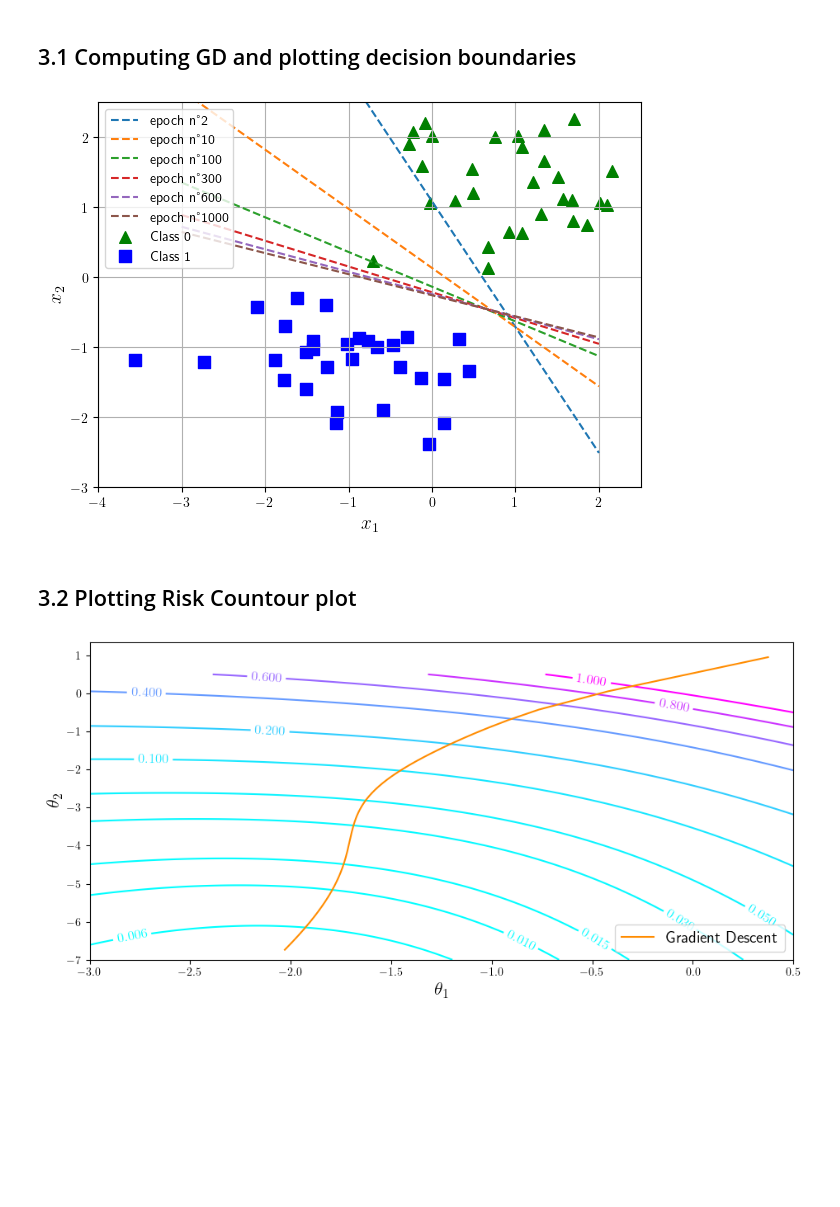
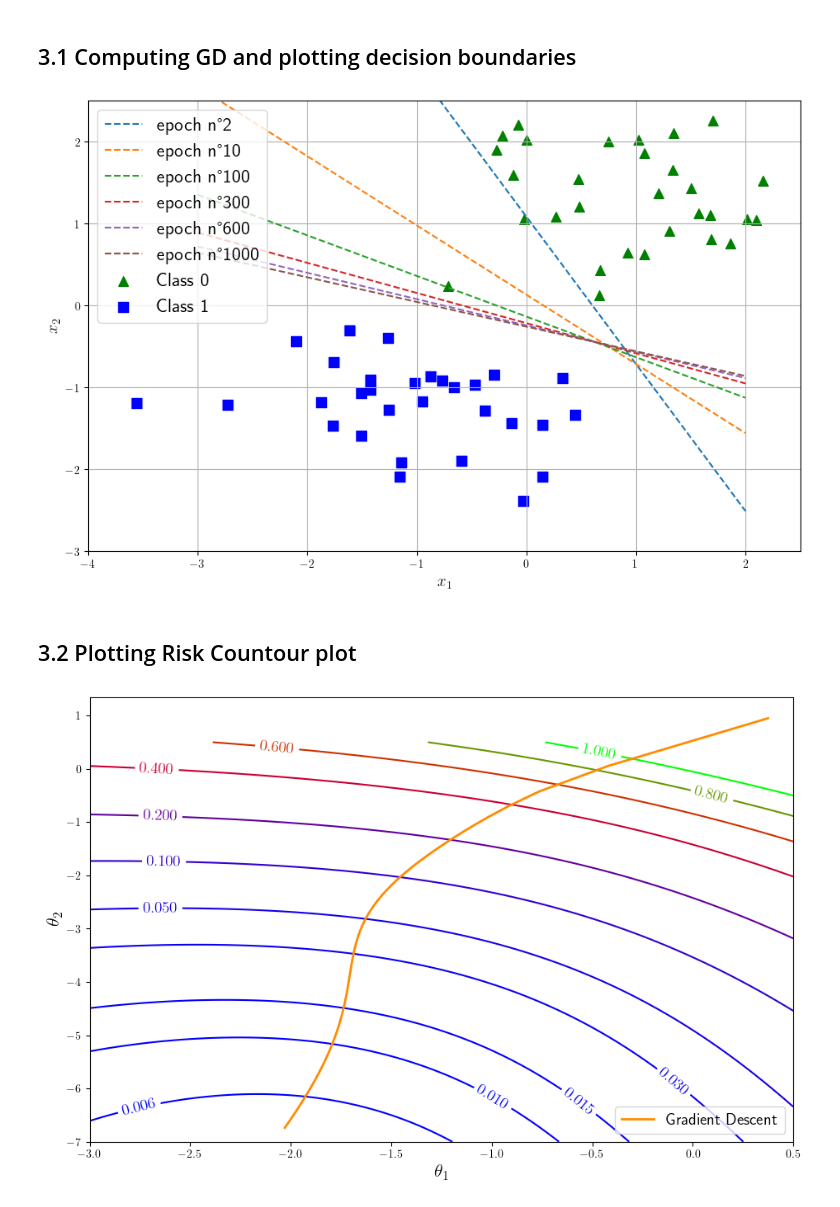
Before and after one commit to dailoht/Epitech_Zoidberg2.0, a Jupyter notebook: notebooks/visualization/logistic_regression.ipynb, the cells around one changed output. Cells and saved outputs as stored; diff of their text form; code cells hidden in the pictures; blank space fills up the shorter version.

```diff
--- a/notebooks/visualization/logistic_regression.ipynb
+++ b/notebooks/visualization/logistic_regression.ipynb
@@ -59,7 +59,7 @@ def plot_dataset(save_fig=False):
     plt.grid()
     plt.xlim([-4,2.5])
     plt.ylim([-3,2.5])
-    plt.legend(loc='upper left')
+    plt.legend(loc='upper left',fontsize=16)
     if save_fig:
         plt.savefig(zoidbergInfo.resource_dir / 'binaryclassdata.png')
 
@@ -104,15 +104,16 @@ theta_record = gradient_descent(X_bias,y)
 # %%
 x = np.linspace(-3,2,200)
 
 def line(theta,x):
     return -theta[0]/theta[1]*x + -theta[2]/theta[1]
 
+plt.figure(figsize=(11,7))
 for epoch in [2,10,100,300,600,1000]:
     plt.plot(x,line(theta_record[epoch,:],x),'--',label=f'epoch n°{epoch}')
 plot_dataset()
 plt.savefig(zoidbergInfo.resource_dir / 'binaryclassdecision.png')
 # %% [output]
-[figure, old version]
+[figure, new version]
 # %% [markdown]
 ## 3.2 Plotting Risk Countour plot
 # %%
@@ -128,13 +129,13 @@ Z = np.array(Z).reshape(X1.shape)
 clines = np.array([J2D(x1_coord,x2_coord) for x1_coord, x2_coord in theta_record[:,:2]])
 clines = np.array([0.006,0.01,0.015,0.03,0.05,0.1,0.2,0.4,0.6,0.8,1.])
 
-plt.figure(figsize=(11,5))
-contours = plt.contour(X1, X2, Z, clines, cmap='cool')
-plt.clabel(contours, inline = True, fontsize = 12)
-plt.plot(theta_record[:,0],theta_record[:,1], 'darkorange',label='Gradient Descent')
+plt.figure(figsize=(11,7))
+contours = plt.contour(X1, X2, Z, clines, cmap='brg')
+plt.clabel(contours, inline = True, fontsize = 14)
+plt.plot(theta_record[:,0],theta_record[:,1], 'darkorange',linewidth=2,label='Gradient Descent')
 plt.legend(loc='lower right', fontsize=14)
 plt.xlabel(r'$\theta_1$', fontsize = 16)
 plt.ylabel(r'$\theta_2$', fontsize = 16)
 plt.savefig(zoidbergInfo.resource_dir / 'binaryclassgd.png')
 # %% [output]
-[figure, old version]
+[figure, new version]
```
Also changed, not shown: parts of 3 cells of this notebook, 5 other files.
